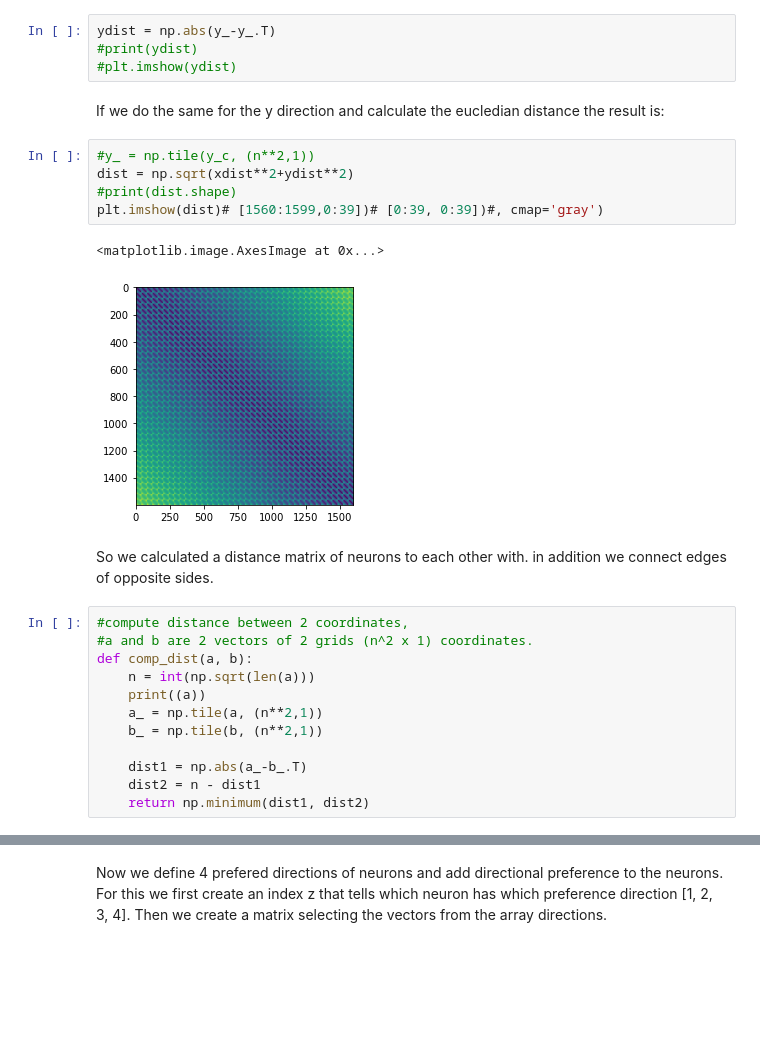
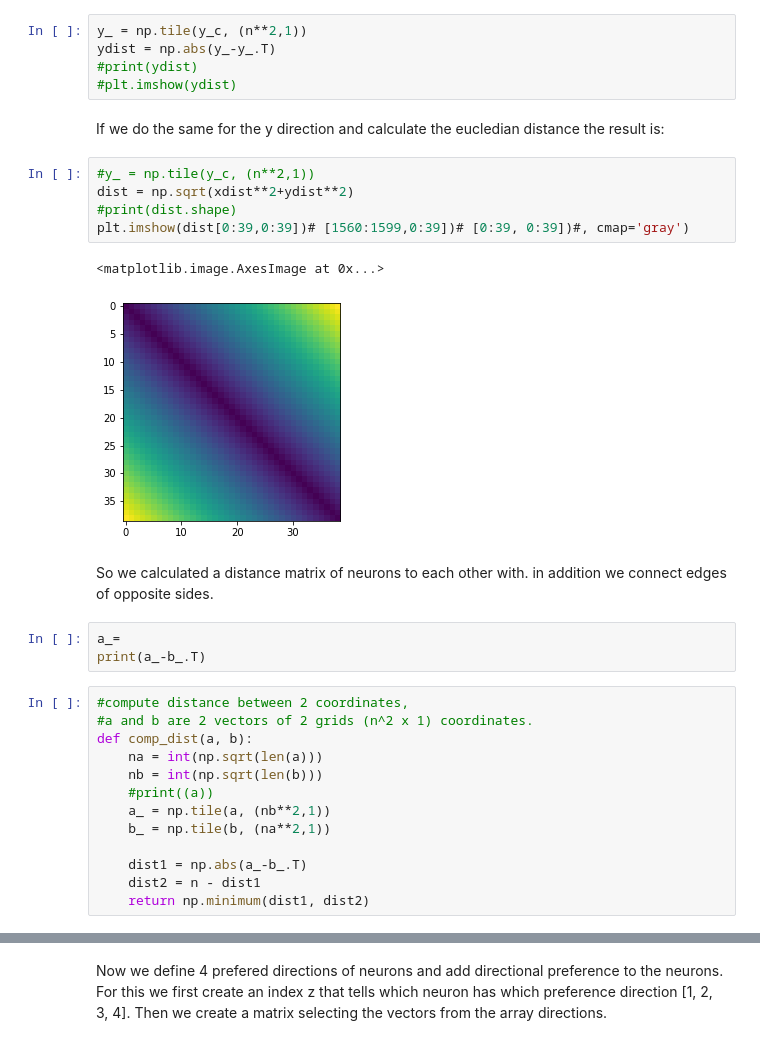
Before and after one commit to RaufHood/thesis, a Jupyter notebook: Untitled.ipynb, the cells around one changed output, grey strips where cells are left out. Cells and saved outputs as stored; diff of their text form; blank space fills up the shorter version.

```diff
--- a/Untitled.ipynb
+++ b/Untitled.ipynb
@@ -31,6 +41,7 @@ why do I need to compute the distance between each neuron? For the phase offset
 # %% [markdown]
 We can do the same for the y_ distance. The plot looks the same as fo the x_distance but with the great difference that it is for all the neurons!
 # %%
+y_ = np.tile(y_c, (n**2,1))
 ydist = np.abs(y_-y_.T)
 #print(ydist)
 #plt.imshow(ydist)
@@ -39,21 +50,25 @@ If we do the same for the y direction and calculate the eucledian distance the r
 # %%
 #y_ = np.tile(y_c, (n**2,1))
 dist = np.sqrt(xdist**2+ydist**2)
 #print(dist.shape)
-plt.imshow(dist)# [1560:1599,0:39])# [0:39, 0:39])#, cmap='gray')
+plt.imshow(dist[0:39,0:39])# [1560:1599,0:39])# [0:39, 0:39])#, cmap='gray')
 # %% [output]
 <matplotlib.image.AxesImage at 0x...>
-[figure, old version]
+[figure, new version]
 # %% [markdown]
 So we calculated a distance matrix of neurons to each other with. in addition we connect edges of opposite sides.
+# %%
+a_=
+print(a_-b_.T)
 # %%
 #compute distance between 2 coordinates,
 #a and b are 2 vectors of 2 grids (n^2 x 1) coordinates.
 def comp_dist(a, b):
-    n = int(np.sqrt(len(a)))
-    print((a))
-    a_ = np.tile(a, (n**2,1))
-    b_ = np.tile(b, (n**2,1))
+    na = int(np.sqrt(len(a)))
+    nb = int(np.sqrt(len(b)))
+    #print((a))
+    a_ = np.tile(a, (nb**2,1))
+    b_ = np.tile(b, (na**2,1))
 
     dist1 = np.abs(a_-b_.T)
     dist2 = n - dist1
```
Also changed, not shown: parts of 38 cells of this notebook.
